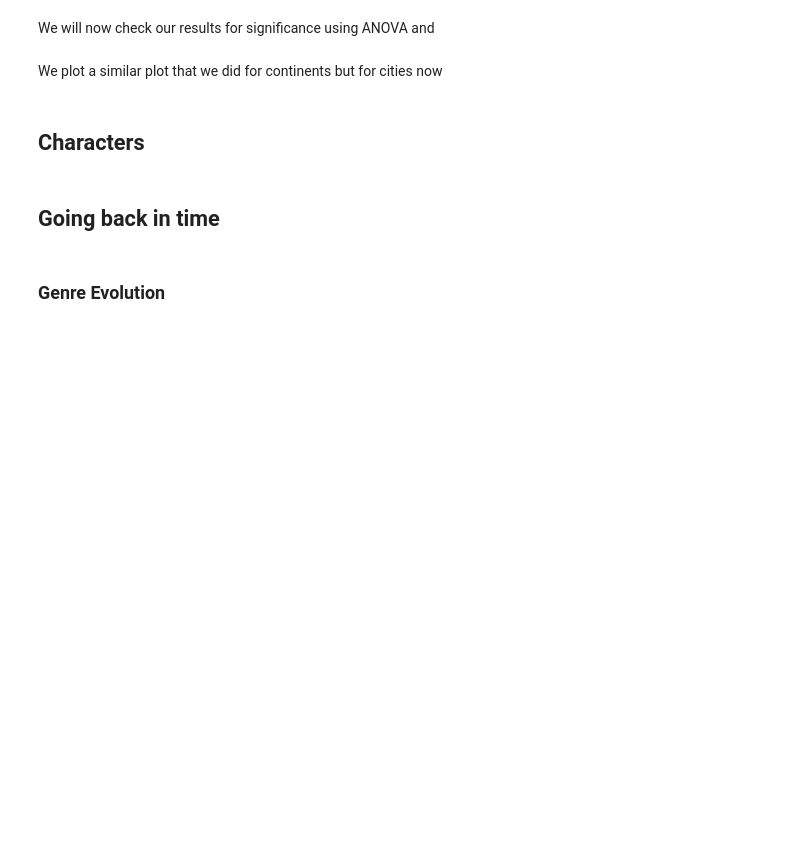
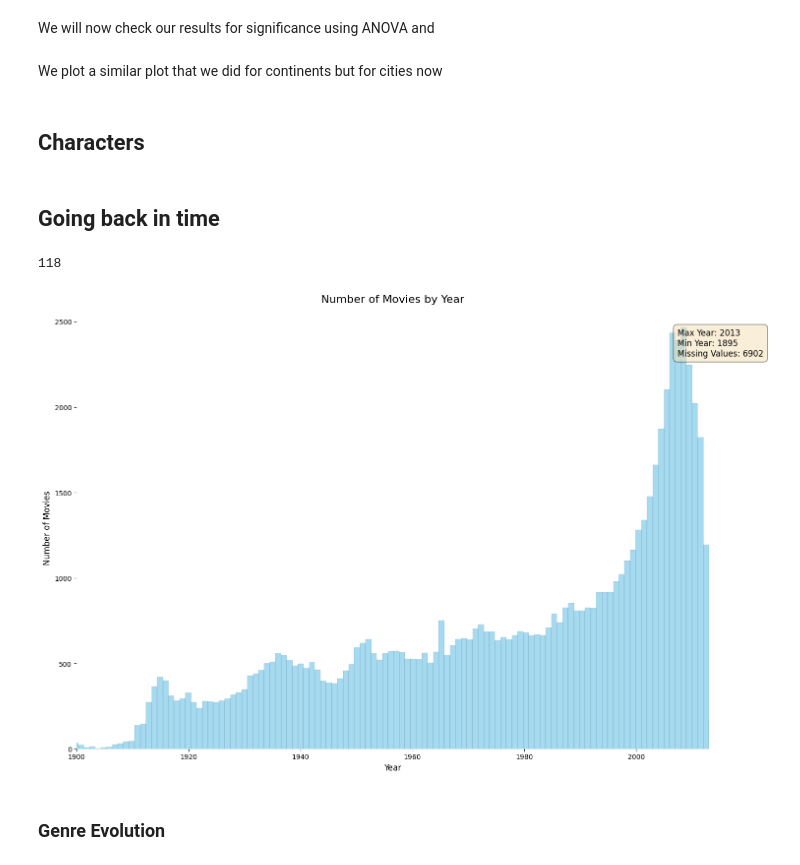
Before and after one commit to navimakarov/ada-2023-project-tada, a Jupyter notebook: main.ipynb, the cells around one changed output. Cells and saved outputs as stored; diff of their text form; code cells hidden in the pictures; blank space fills up the shorter version.

Commit message:
Modify plot

```diff
--- a/main.ipynb
+++ b/main.ipynb
@@ -1213,35 +1213,39 @@ fig.write_html("web/plots/significant_differences_per_city.html", include_plotly
 # %%
 movie_years = movie_metadata['Movie release date'].str.extract(r'(\d{4})', expand=False)
 
 # Calculate min, max, and missing values
-min_year = movie_years.dropna().astype(int).min()
-max_year = movie_years.dropna().astype(int).max()
+min_year = 1895
+max_year = 2013
 missing_values = movie_years.isnull().sum()
 
 # Drop NA values and convert to int
 movie_years = movie_years.dropna().astype(int)
 
 # Histogram of movie years
 fig, ax = plt.subplots(figsize=(15, 10))
-sns.histplot(movie_years, bins=(max_year - min_year), color='skyblue', ax=ax, kde=False)
+print(max_year - min_year)
+sns.histplot(movie_years, bins=(1000), color='skyblue', ax=ax, kde=False)
 
 # Set labels and title
 ax.set_xlabel('Year', fontsize=12)
 ax.set_ylabel('Number of Movies', fontsize=12)
 ax.set_title('Number of Movies by Year', fontsize=16)
 
 ax.set_xlim([1900, max_year])
 
 # Adding text about min, max, and missing values
 textstr = f'Max Year: {max_year}\nMin Year: {min_year}\nMissing Values: {missing_values}'
 ax.text(0.95, 0.95, textstr, transform=ax.transAxes, fontsize=12,
         verticalalignment='top', bbox=dict(boxstyle='round,pad=0.5', facecolor='wheat', alpha=0.5))
 
 plt.tight_layout()
 sns.despine(left=True, bottom=True)
 plt.savefig('web/plots/number_of_movies_by_year.png')
 
 plt.show()
+# %% [output]
+118
+[figure, added]
 # %% [markdown]
 ### Genre Evolution
 # %%
```
